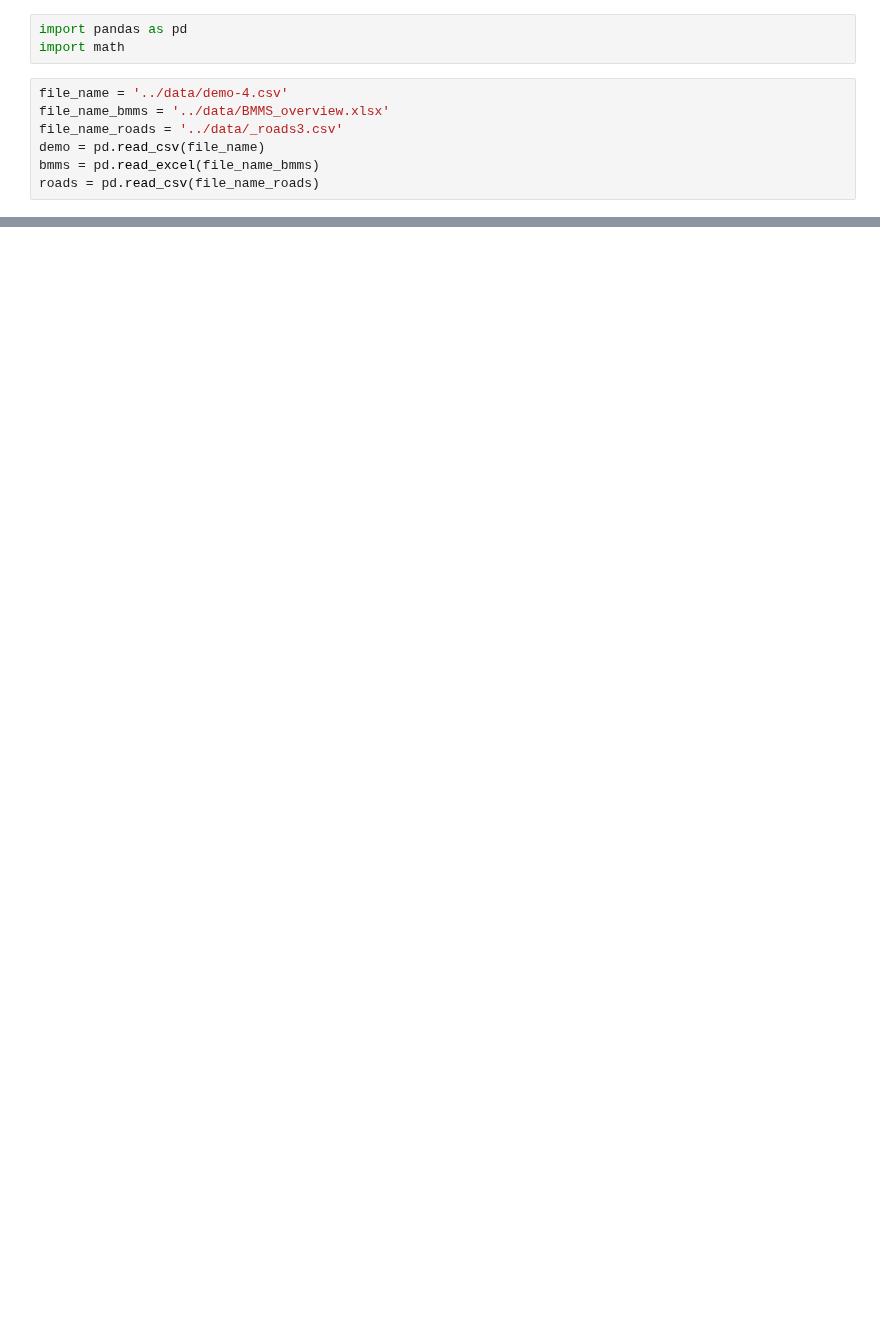
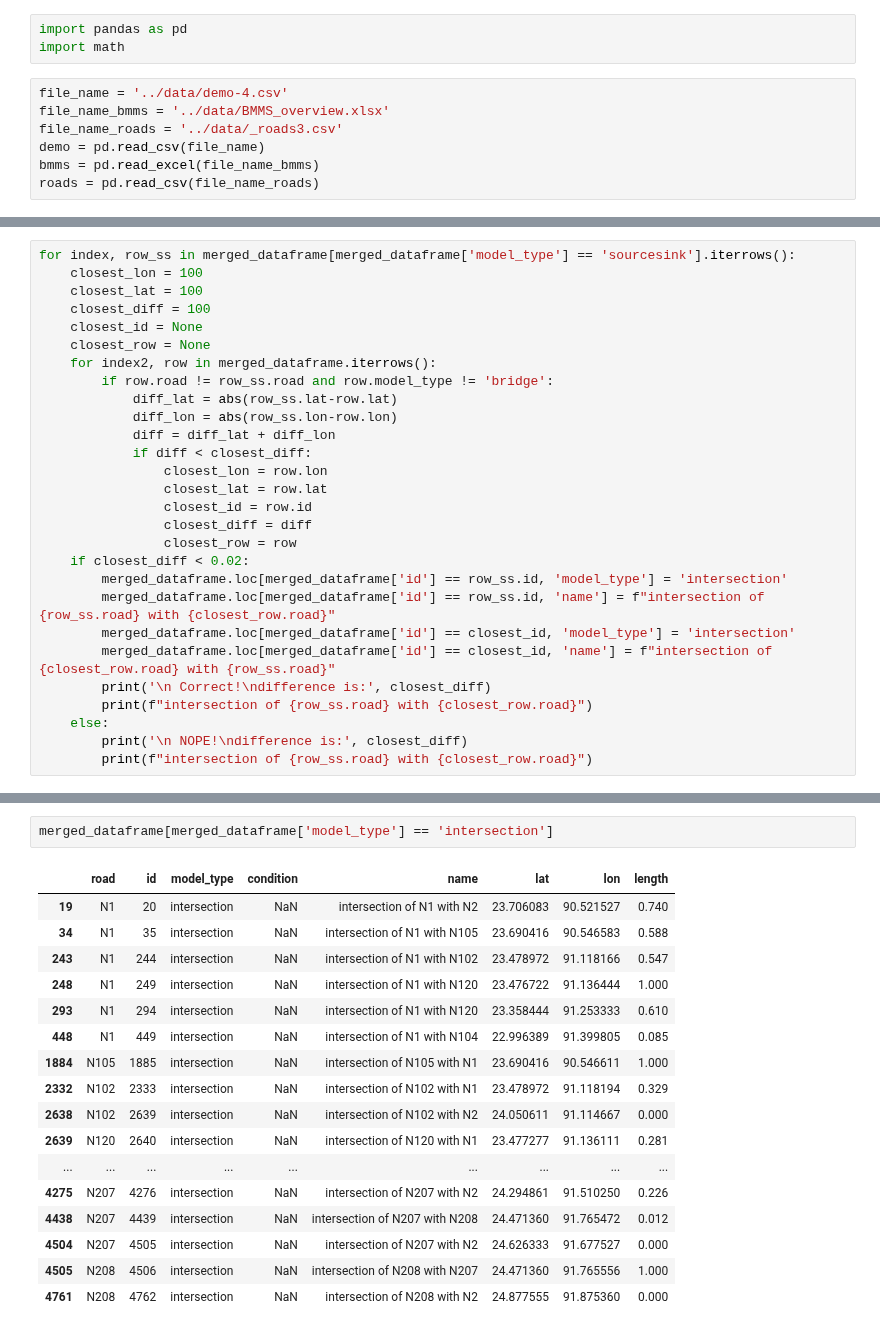
Before and after one commit to JulianvanRie/Advanced_Simulation_AS3, a Jupyter notebook: EPA133a-G2-A3/model/Sven_doet_dingen.ipynb, the cells around one changed output, grey strips where cells are left out. Cells and saved outputs as stored; diff of their text form; blank space fills up the shorter version.

```diff
--- a/EPA133a-G2-A3/model/Sven_doet_dingen.ipynb
+++ b/EPA133a-G2-A3/model/Sven_doet_dingen.ipynb
@@ -164,0 +203,28 @@ merged_dataframe.to_csv('../data/merged_data.csv', index=False)
+# %%
+for index, row_ss in merged_dataframe[merged_dataframe['model_type'] == 'sourcesink'].iterrows():
+    closest_lon = 100
+    closest_lat = 100
+    closest_diff = 100
+    closest_id = None
+    closest_row = None
+    for index2, row in merged_dataframe.iterrows():
+        if row.road != row_ss.road and row.model_type != 'bridge':
+            diff_lat = abs(row_ss.lat-row.lat)
+            diff_lon = abs(row_ss.lon-row.lon)
+            diff = diff_lat + diff_lon
+            if diff < closest_diff:
+                closest_lon = row.lon
+                closest_lat = row.lat
+                closest_id = row.id
+                closest_diff = diff
+                closest_row = row
+    if closest_diff < 0.02:
+        merged_dataframe.loc[merged_dataframe['id'] == row_ss.id, 'model_type'] = 'intersection'
+        merged_dataframe.loc[merged_dataframe['id'] == row_ss.id, 'name'] = f"intersection of {row_ss.road} with {closest_row.road}"
+        merged_dataframe.loc[merged_dataframe['id'] == closest_id, 'model_type'] = 'intersection'
+        merged_dataframe.loc[merged_dataframe['id'] == closest_id, 'name'] = f"intersection of {closest_row.road} with {row_ss.road}"
+        print('\n Correct!\ndifference is:', closest_diff)
+        print(f"intersection of {row_ss.road} with {closest_row.road}")
+    else:
+        print('\n NOPE!\ndifference is:', closest_diff)
+        print(f"intersection of {row_ss.road} with {closest_row.road}")
@@ -164,0 +249,20 @@ merged_dataframe.to_csv('../data/merged_data.csv', index=False)
+# %%
+merged_dataframe[merged_dataframe['model_type'] == 'intersection']
+# %% [output]
+|  | road | id | model_type | condition | name | lat | lon | length |
+| 19 | N1 | 20 | intersection | NaN | intersection of N1 with N2 | 23.706083 | 90.521527 | 0.740 |
+| 34 | N1 | 35 | intersection | NaN | intersection of N1 with N105 | 23.690416 | 90.546583 | 0.588 |
+| 243 | N1 | 244 | intersection | NaN | intersection of N1 with N102 | 23.478972 | 91.118166 | 0.547 |
+| 248 | N1 | 249 | intersection | NaN | intersection of N1 with N120 | 23.476722 | 91.136444 | 1.000 |
+| 293 | N1 | 294 | intersection | NaN | intersection of N1 with N120 | 23.358444 | 91.253333 | 0.610 |
+| 448 | N1 | 449 | intersection | NaN | intersection of N1 with N104 | 22.996389 | 91.399805 | 0.085 |
+| 1884 | N105 | 1885 | intersection | NaN | intersection of N105 with N1 | 23.690416 | 90.546611 | 1.000 |
+| 2332 | N102 | 2333 | intersection | NaN | intersection of N102 with N1 | 23.478972 | 91.118194 | 0.329 |
+| 2638 | N102 | 2639 | intersection | NaN | intersection of N102 with N2 | 24.050611 | 91.114667 | 0.000 |
+| 2639 | N120 | 2640 | intersection | NaN | intersection of N120 with N1 | 23.477277 | 91.136111 | 0.281 |
+| ... | ... | ... | ... | ... | ... | ... | ... | ... |
+| 4275 | N207 | 4276 | intersection | NaN | intersection of N207 with N2 | 24.294861 | 91.510250 | 0.226 |
+| 4438 | N207 | 4439 | intersection | NaN | intersection of N207 with N208 | 24.471360 | 91.765472 | 0.012 |
+| 4504 | N207 | 4505 | intersection | NaN | intersection of N207 with N2 | 24.626333 | 91.677527 | 0.000 |
+| 4505 | N208 | 4506 | intersection | NaN | intersection of N208 with N207 | 24.471360 | 91.765556 | 1.000 |
+| 4761 | N208 | 4762 | intersection | NaN | intersection of N208 with N2 | 24.877555 | 91.875360 | 0.000 |
```
Also changed, not shown: parts of 9 cells of this notebook, 3 other files.
